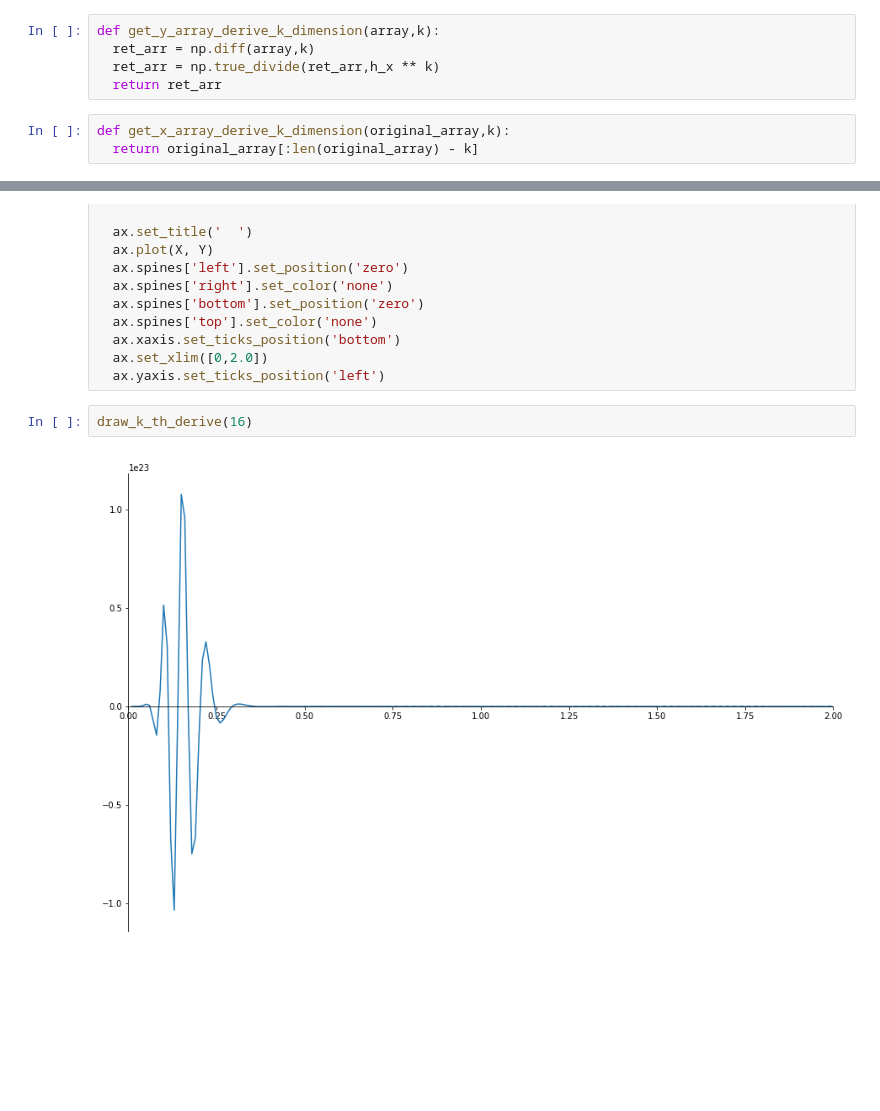
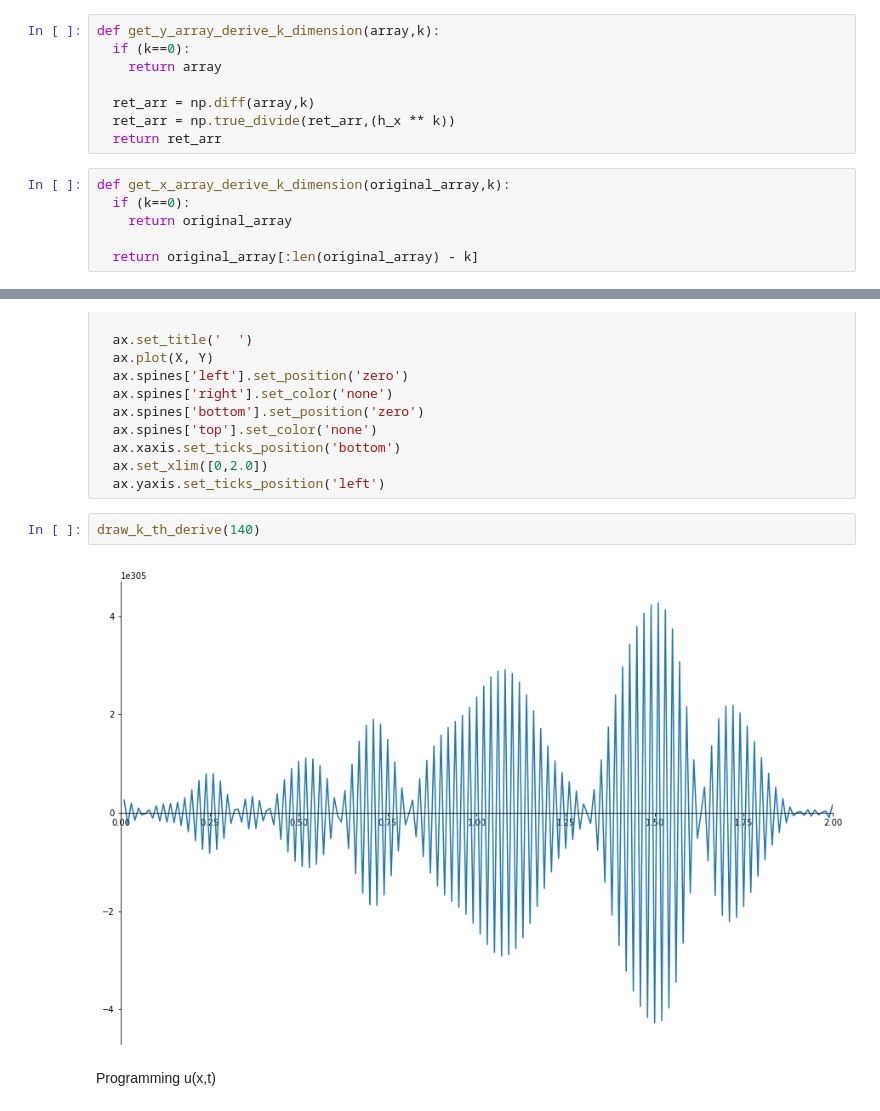
Before and after one commit to HIDDENDEN/Explosive_solutions, a Jupyter notebook: Explode_solutuions.ipynb, the cells around one changed output, grey strips where cells are left out. Saved outputs shown, nothing was run; the diff lists cells and outputs as text; blank space fills up the shorter version.

```diff
--- a/Explode_solutuions.ipynb
+++ b/Explode_solutuions.ipynb
@@ -93,11 +95,17 @@ print(x[:(len(x)-1)])
 [figure]
 # %%
 def get_y_array_derive_k_dimension(array,k):
+  if (k==0):
+    return array
+
   ret_arr = np.diff(array,k)
-  ret_arr = np.true_divide(ret_arr,h_x ** k)
+  ret_arr = np.true_divide(ret_arr,(h_x ** k))
   return ret_arr
 # %%
 def get_x_array_derive_k_dimension(original_array,k):
+  if (k==0):
+    return original_array
+
   return original_array[:len(original_array) - k]
 # %%
 #draw k-th derive
@@ -143,6 +151,8 @@ def draw_k_th_derive(k):
   ax.set_xlim([0,2.0])
   ax.yaxis.set_ticks_position('left')
 # %%
-draw_k_th_derive(16)
+draw_k_th_derive(140)
 # %% [output]
-[figure, old version]
+[figure, new version]
+# %% [markdown]
+Programming u(x,t)
```
Also changed, not shown: parts of 7 cells of this notebook.
